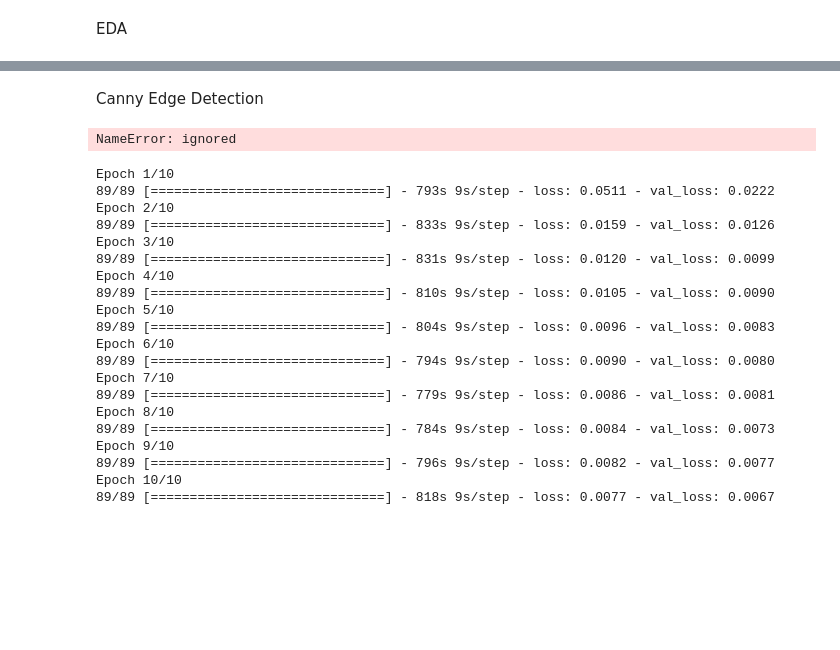
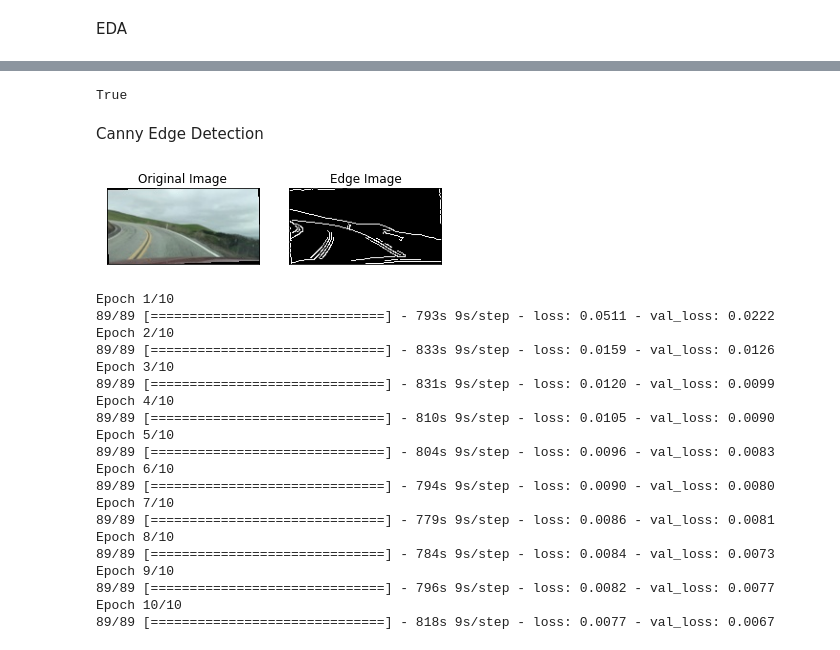
Before and after one commit to ofyzero/projectApollo, a Jupyter notebook: final_project.ipynb, the cells around one changed output, grey strips where cells are left out. Drawn from its saved outputs; the diff is of its cells as text; code cells hidden in the pictures; blank space fills up the shorter version.

```diff
--- a/final_project.ipynb
+++ b/final_project.ipynb
@@ -76,15 +76,21 @@ plt.show()
+# %%
+#save frame
+img = resize(X_train[0], (720, 1280, 3))
+cv2.imwrite("frame.jpg",X_train[0])
+# %% [output]
+True
 # %% [markdown]
 Canny Edge Detection
 # %%
-img = X_train[0]
+img = cv2.imread("frame.jpg")
 edges = cv2.Canny(img,100,200)
 plt.subplot(121),plt.imshow(img,cmap = 'gray')
 plt.title('Original Image'), plt.xticks([]), plt.yticks([])
 plt.subplot(122),plt.imshow(edges,cmap = 'gray')
 plt.title('Edge Image'), plt.xticks([]), plt.yticks([])
 plt.show()
 # %% [output]
-NameError: ignored
+[figure, added]
 # %%
 def create_model(input_shape, pool_size):
     # Create the actual neural network here
```
Also changed, not shown: parts of 1 cell of this notebook.
